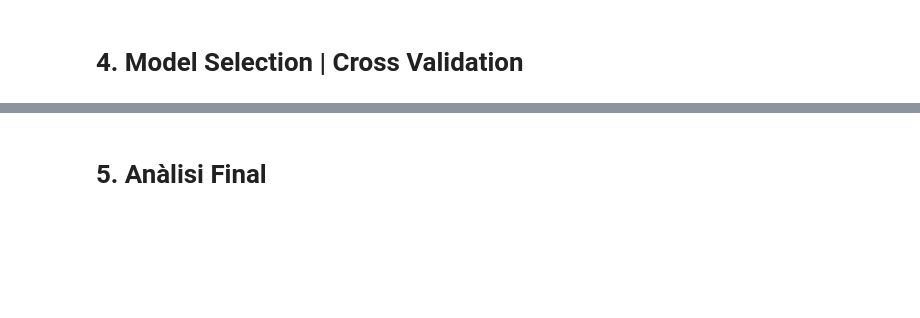
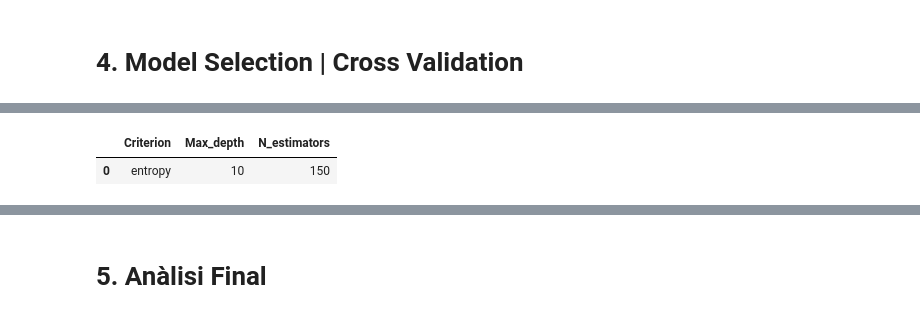
Before and after one commit to laranyeta/APC-Kaggle, a Jupyter notebook: APC_Kaggle_SpotifySongAttributes.ipynb, the cells around one changed output, grey strips where cells are left out. Cells and saved outputs as stored; diff of their text form; code cells hidden in the pictures; blank space fills up the shorter version.

```diff
--- a/APC_Kaggle_SpotifySongAttributes.ipynb
+++ b/APC_Kaggle_SpotifySongAttributes.ipynb
@@ -404,0 +540,19 @@ def preprocessing_split(df):
+# %%
+param_grid = {
+    'n_estimators': [50, 100, 150, 200],
+    'max_depth': [None, 10, 20, 30],
+    'criterion': ['entropy', 'gini'] }
+
+#escollim Random Forest com a millor model
+grid = GridSearchCV(rf, param_grid, scoring='accuracy', cv=5)
+grid.fit(X_train, y_train)
+
+best_params = grid.best_params_
+y_pred = model.predict(X_test)
+
+resultats_df = pd.DataFrame(
+    [{'Criterion': best_params['criterion'], 'Max_depth': best_params['max_depth'], 'N_estimators': best_params['n_estimators']}])
+resultats_df
+# %% [output]
+|  | Criterion | Max_depth | N_estimators |
+| 0 | entropy | 10 | 150 |
```
Also changed, not shown: parts of 38 cells of this notebook.
